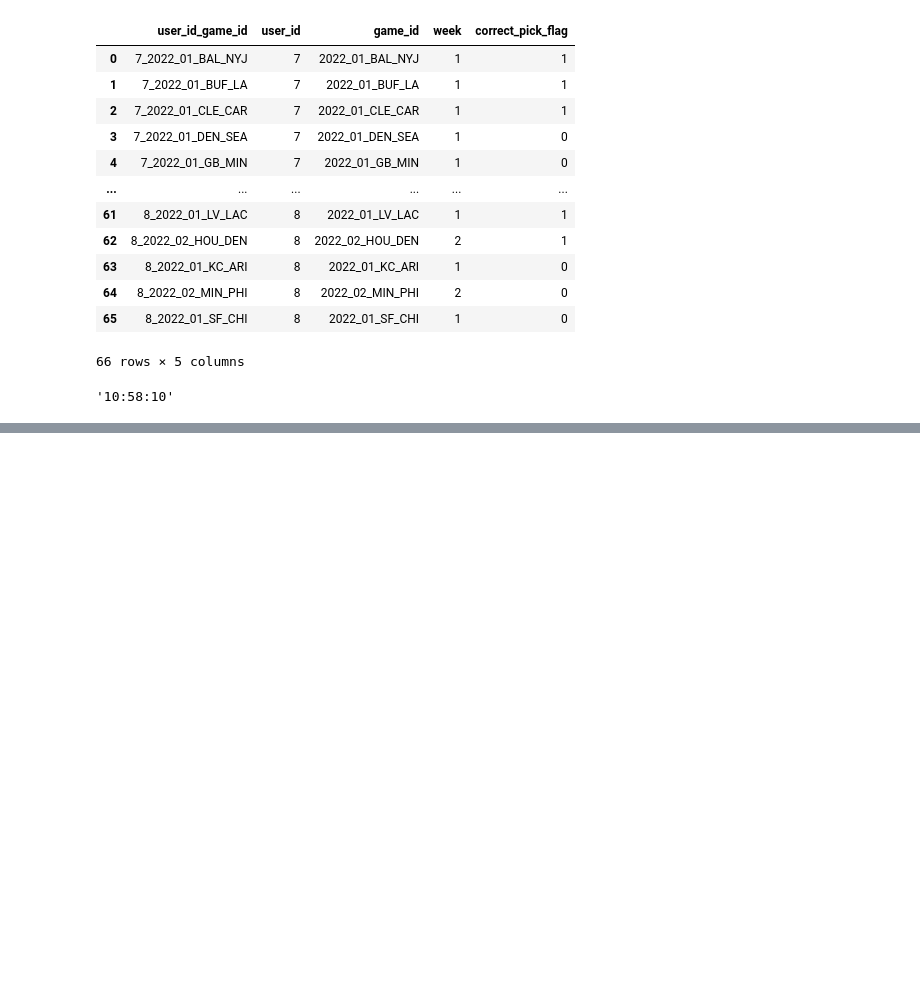
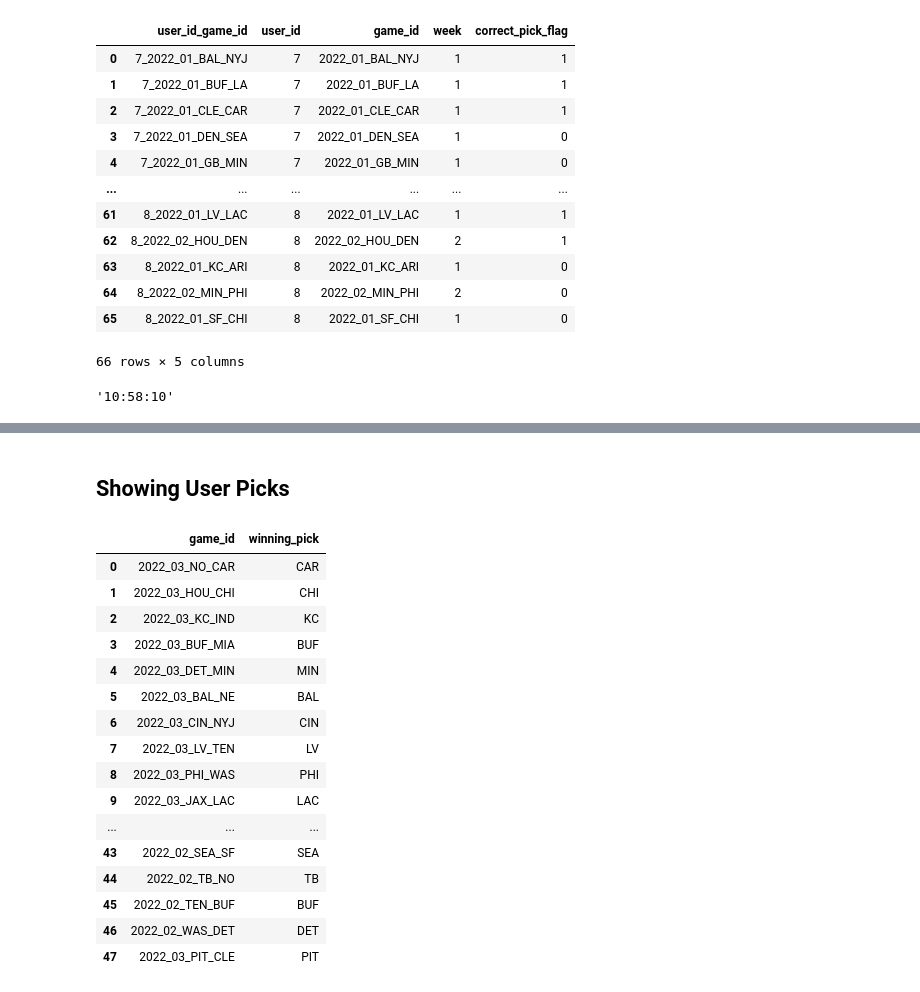
Before and after one commit to JaumeClave/nfl_weekly_picks, a Jupyter notebook: notebooks/01_weekly_nfl_games.ipynb, the cells around one changed output, grey strips where cells are left out. Saved outputs shown, nothing was run; the diff lists cells and outputs as text; code cells hidden in the pictures; blank space fills up the shorter version.

```diff
--- a/notebooks/01_weekly_nfl_games.ipynb
+++ b/notebooks/01_weekly_nfl_games.ipynb
@@ -824,0 +861,39 @@ SyntaxError: invalid syntax (2824630538.py, line 317)
+# %% [markdown]
+## Showing User Picks
+# %%
+def make_user_weekly_picks_df(user_id):
+    """
+    Function queries the user_weekly_picks table and returns a Pandas DataFrame for the specified users data
+    :param user_id: user_id key
+    :return: Dataframe
+    """
+    engine = create_engine("postgresql+psycopg2://" + USER + ":" + PASSWORD + "@" + HOST + "/" + DATABASE)
+    query = """
+         SELECT game_id, winning_pick
+         FROM user_weekly_picks
+         WHERE user_id=%(user_id)s
+         ;
+         """
+    user_weekly_picks_df = pd.read_sql_query(query, con=engine, params={"user_id": user_id})
+    return user_weekly_picks_df
+# %%
+user_weekly_picks_df = make_user_weekly_picks_df(7)
+user_weekly_picks_df
+# %% [output]
+|  | game_id | winning_pick |
+| 0 | 2022_03_NO_CAR | CAR |
+| 1 | 2022_03_HOU_CHI | CHI |
+| 2 | 2022_03_KC_IND | KC |
+| 3 | 2022_03_BUF_MIA | BUF |
+| 4 | 2022_03_DET_MIN | MIN |
+| 5 | 2022_03_BAL_NE | BAL |
+| 6 | 2022_03_CIN_NYJ | CIN |
+| 7 | 2022_03_LV_TEN | LV |
+| 8 | 2022_03_PHI_WAS | PHI |
+| 9 | 2022_03_JAX_LAC | LAC |
+| ... | ... | ... |
+| 43 | 2022_02_SEA_SF | SEA |
+| 44 | 2022_02_TB_NO | TB |
+| 45 | 2022_02_TEN_BUF | BUF |
+| 46 | 2022_02_WAS_DET | DET |
+| 47 | 2022_03_PIT_CLE | PIT |
```
Also changed, not shown: parts of 13 cells of this notebook.
